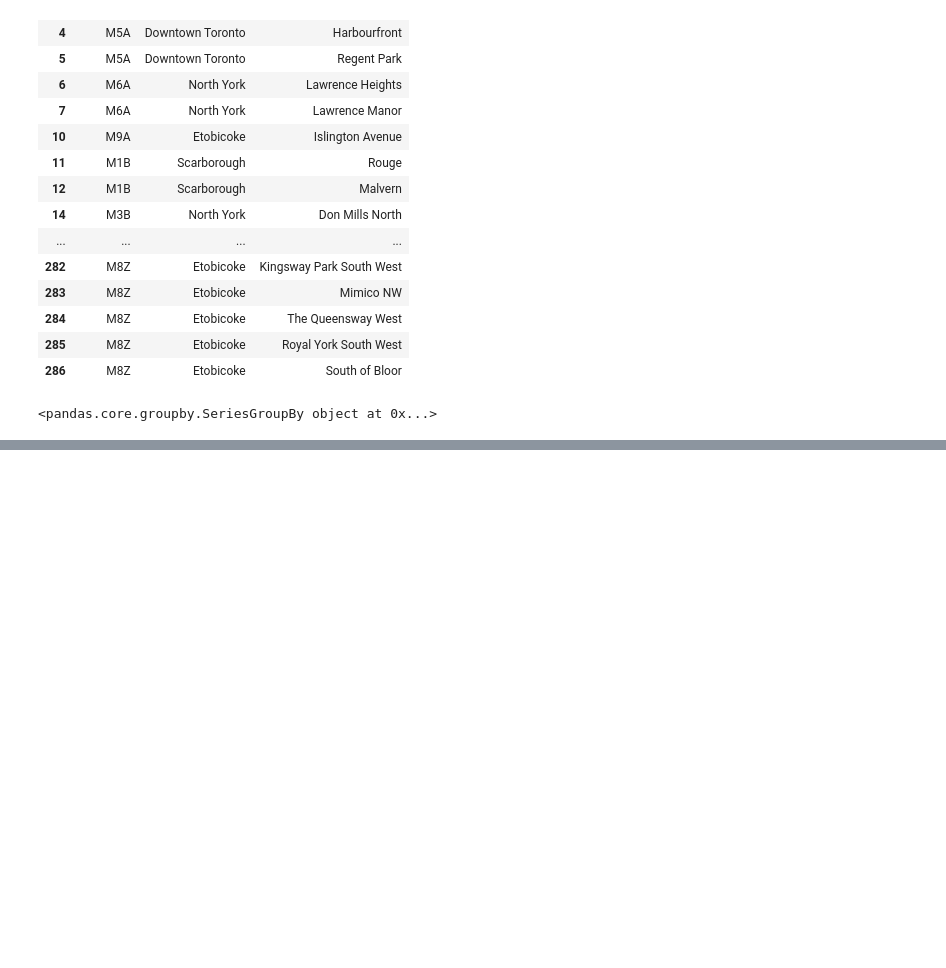
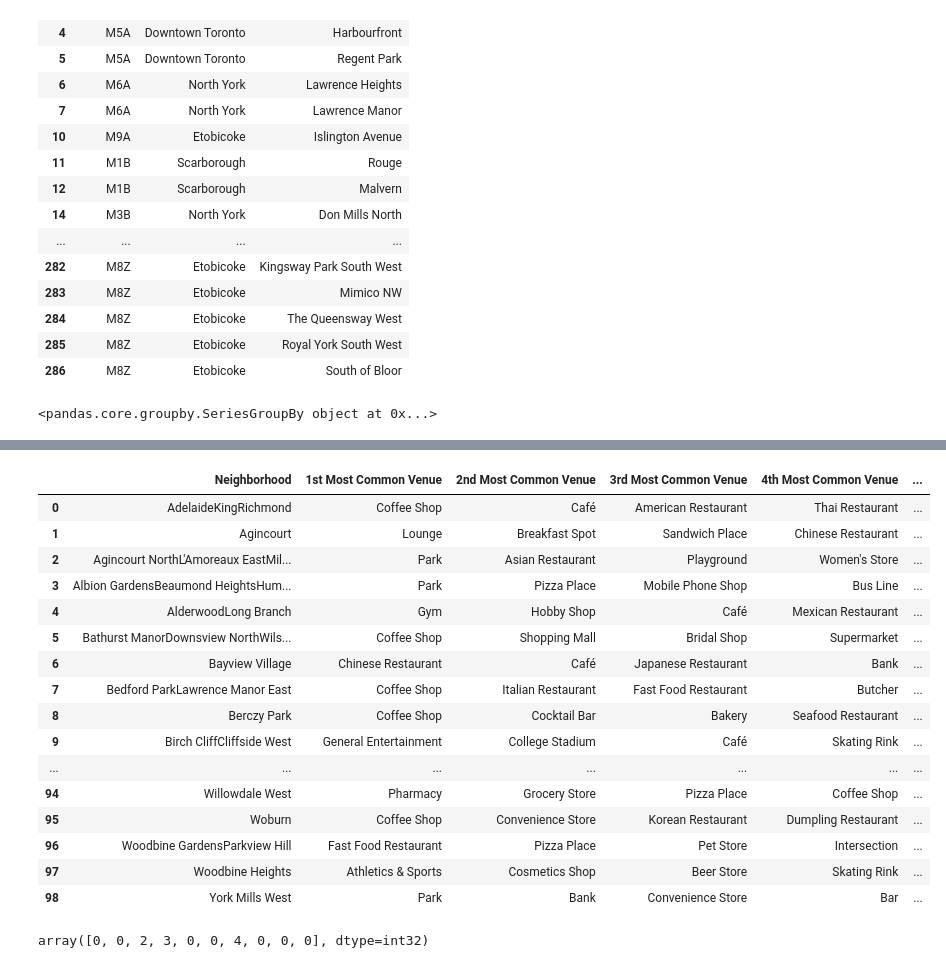
Before and after one commit to DarkBlueX/Datascience, a Jupyter notebook: assignment 1 .ipynb, the cells around one changed output, grey strips where cells are left out. Saved outputs shown, nothing was run; the diff lists cells and outputs as text; code cells hidden in the pictures; blank space fills up the shorter version.

```diff
--- a/assignment 1 .ipynb
+++ b/assignment 1 .ipynb
@@ -252,0 +462,3 @@ x.reset_index()
+# %%
+manhattan_grouped = manhattan_onehot.groupby('Neighborhood').mean().reset_index()
+manhattan_grouped
@@ -252,0 +483,12 @@ x.reset_index()
+# %%
+num_top_venues = 5
+
+for hood in manhattan_grouped['Neighborhood']:
+    print("----"+hood+"----")
+    temp = manhattan_grouped[manhattan_grouped['Neighborhood'] == hood].T.reset_index()
+    temp.columns = ['venue','freq']
+    temp = temp.iloc[1:]
+    temp['freq'] = temp['freq'].astype(float)
+    temp = temp.round({'freq': 2})
+    print(temp.sort_values('freq', ascending=False).reset_index(drop=True).head(num_top_venues))
+    print('\n')
@@ -252,0 +513,58 @@ x.reset_index()
+# %%
+def return_most_common_venues(row, num_top_venues):
+    row_categories = row.iloc[1:]
+    row_categories_sorted = row_categories.sort_values(ascending=False)
+
+    return row_categories_sorted.index.values[0:num_top_venues]
+# %%
+num_top_venues = 10
+
+indicators = ['st', 'nd', 'rd']
+
+# create columns according to number of top venues
+columns = ['Neighborhood']
+for ind in np.arange(num_top_venues):
+    try:
+        columns.append('{}{} Most Common Venue'.format(ind+1, indicators[ind]))
+    except:
+        columns.append('{}th Most Common Venue'.format(ind+1))
+
+# create a new dataframe
+neighborhoods_venues_sorted = pd.DataFrame(columns=columns)
+neighborhoods_venues_sorted['Neighborhood'] = manhattan_grouped['Neighborhood']
+
+for ind in np.arange(manhattan_grouped.shape[0]):
+    neighborhoods_venues_sorted.iloc[ind, 1:] = return_most_common_venues(manhattan_grouped.iloc[ind, :], num_top_venues)
+
+neighborhoods_venues_sorted
+# %% [output]
+|  | Neighborhood | 1st Most Common Venue | 2nd Most Common Venue | 3rd Most Common Venue | 4th Most Common Venue | ... |
+| 0 | AdelaideKingRichmond | Coffee Shop | Café | American Restaurant | Thai Restaurant | ... |
+| 1 | Agincourt | Lounge | Breakfast Spot | Sandwich Place | Chinese Restaurant | ... |
+| 2 | Agincourt NorthL'Amoreaux EastMil... | Park | Asian Restaurant | Playground | Women's Store | ... |
+| 3 | Albion GardensBeaumond HeightsHum... | Park | Pizza Place | Mobile Phone Shop | Bus Line | ... |
+| 4 | AlderwoodLong Branch | Gym | Hobby Shop | Café | Mexican Restaurant | ... |
+| 5 | Bathurst ManorDownsview NorthWils... | Coffee Shop | Shopping Mall | Bridal Shop | Supermarket | ... |
+| 6 | Bayview Village | Chinese Restaurant | Café | Japanese Restaurant | Bank | ... |
+| 7 | Bedford ParkLawrence Manor East | Coffee Shop | Italian Restaurant | Fast Food Restaurant | Butcher | ... |
+| 8 | Berczy Park | Coffee Shop | Cocktail Bar | Bakery | Seafood Restaurant | ... |
+| 9 | Birch CliffCliffside West | General Entertainment | College Stadium | Café | Skating Rink | ... |
+| ... | ... | ... | ... | ... | ... | ... |
+| 94 | Willowdale West | Pharmacy | Grocery Store | Pizza Place | Coffee Shop | ... |
+| 95 | Woburn | Coffee Shop | Convenience Store | Korean Restaurant | Dumpling Restaurant | ... |
+| 96 | Woodbine GardensParkview Hill | Fast Food Restaurant | Pizza Place | Pet Store | Intersection | ... |
+| 97 | Woodbine Heights | Athletics & Sports | Cosmetics Shop | Beer Store | Skating Rink | ... |
+| 98 | York Mills West | Park | Bank | Convenience Store | Bar | ... |
+# %%
+# set number of clusters
+kclusters = 5
+
+manhattan_grouped_clustering = manhattan_grouped.drop('Neighborhood', 1)
+
+# run k-means clustering
+kmeans = KMeans(n_clusters=kclusters, random_state=0).fit(manhattan_grouped_clustering)
+
+# check cluster labels generated for each row in the dataframe
+kmeans.labels_[0:10]
+# %% [output]
+array([0, 0, 2, 3, 0, 0, 4, 0, 0, 0], dtype=int32)
```
Also changed, not shown: parts of 29 cells of this notebook.
